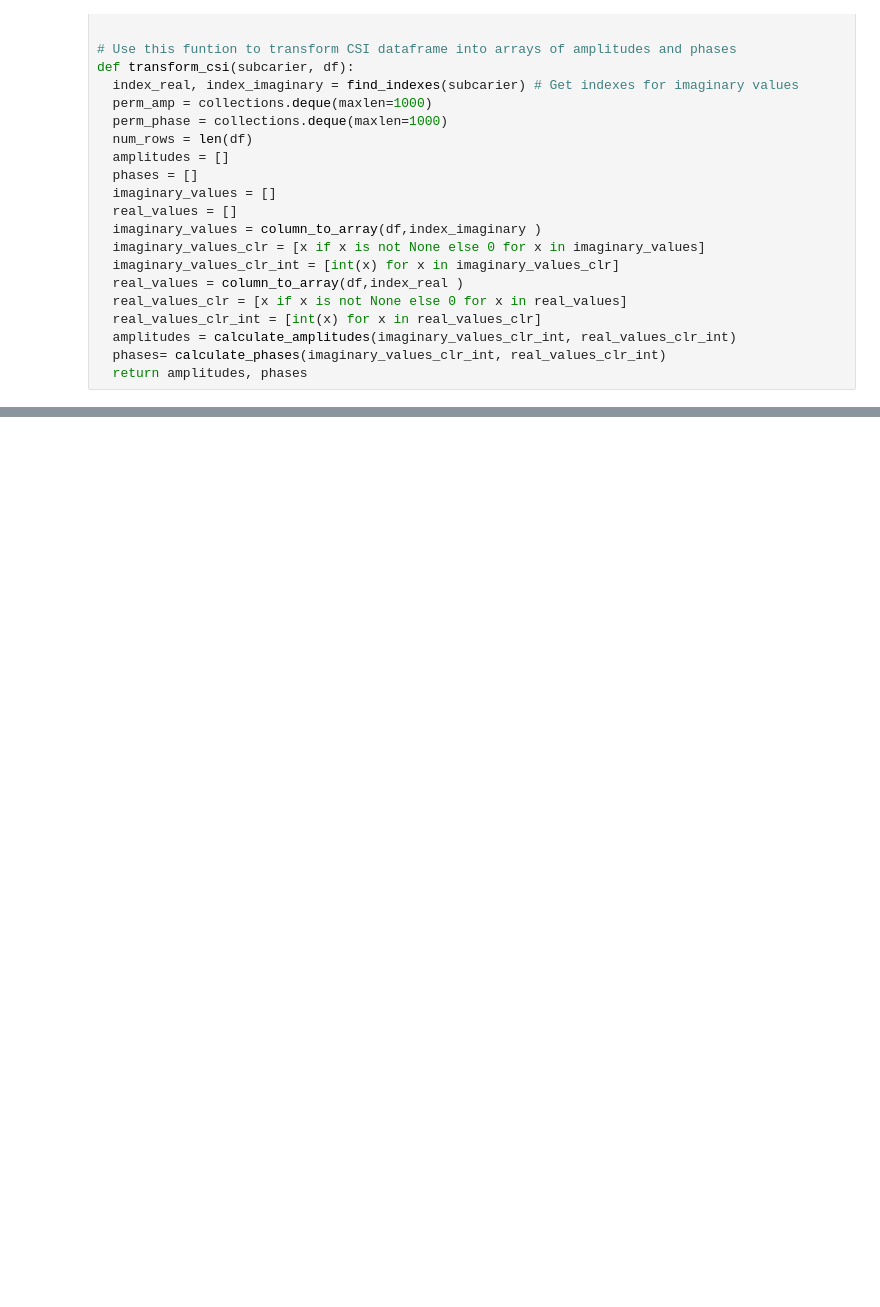
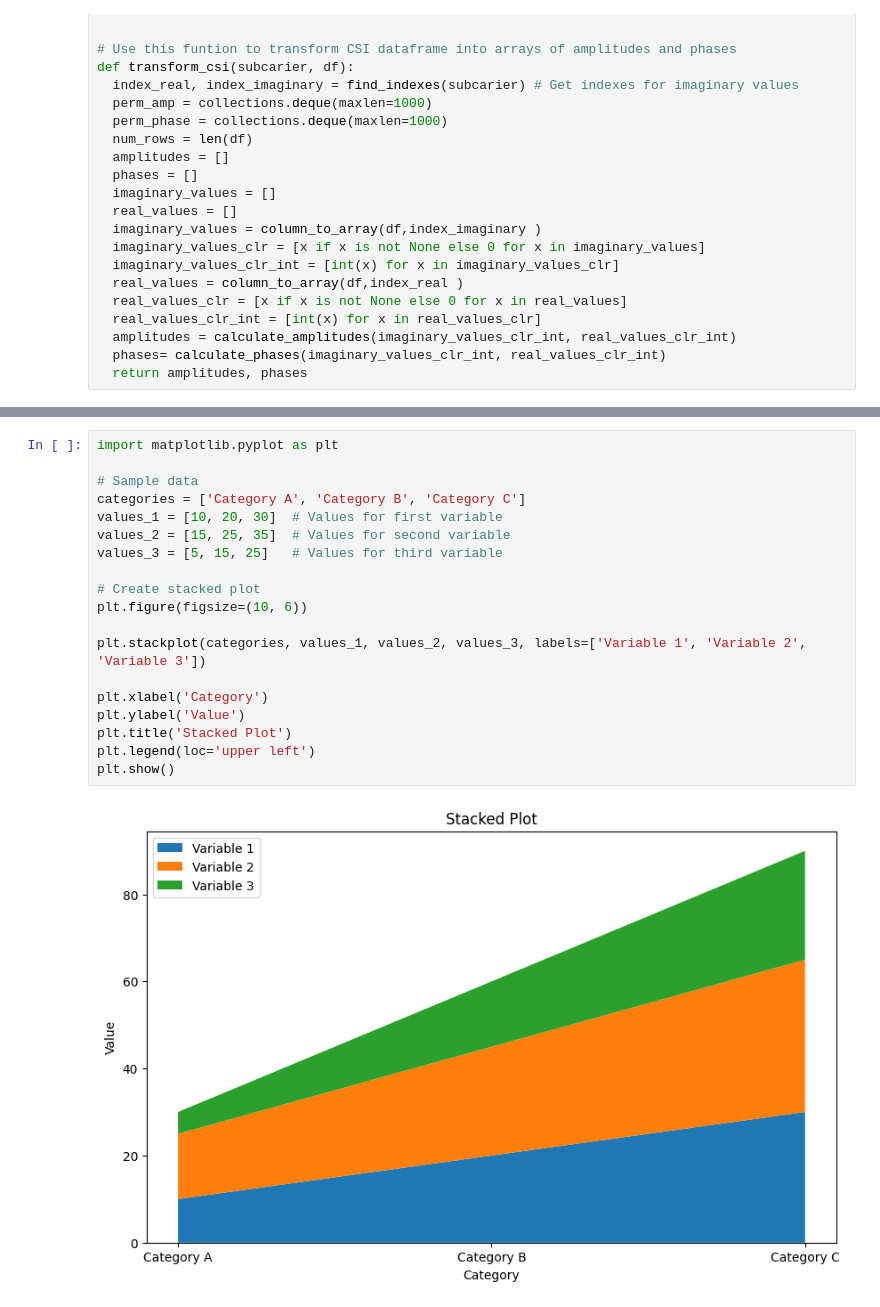
Before and after one commit to MilixUK/AssemblerExample, a Jupyter notebook: Stacked_plot_v1.ipynb, the cells around one changed output, grey strips where cells are left out. Cells and saved outputs as stored; diff of their text form; blank space fills up the shorter version.

```diff
--- a/Stacked_plot_v1.ipynb
+++ b/Stacked_plot_v1.ipynb
@@ -145,0 +213,21 @@ Enter the location number: 4
+# %%
+import matplotlib.pyplot as plt
+
+# Sample data
+categories = ['Category A', 'Category B', 'Category C']
+values_1 = [10, 20, 30]  # Values for first variable
+values_2 = [15, 25, 35]  # Values for second variable
+values_3 = [5, 15, 25]   # Values for third variable
+
+# Create stacked plot
+plt.figure(figsize=(10, 6))
+
+plt.stackplot(categories, values_1, values_2, values_3, labels=['Variable 1', 'Variable 2', 'Variable 3'])
+
+plt.xlabel('Category')
+plt.ylabel('Value')
+plt.title('Stacked Plot')
+plt.legend(loc='upper left')
+plt.show()
+# %% [output]
+[figure, added]
```
Also changed, not shown: parts of 10 cells of this notebook.
